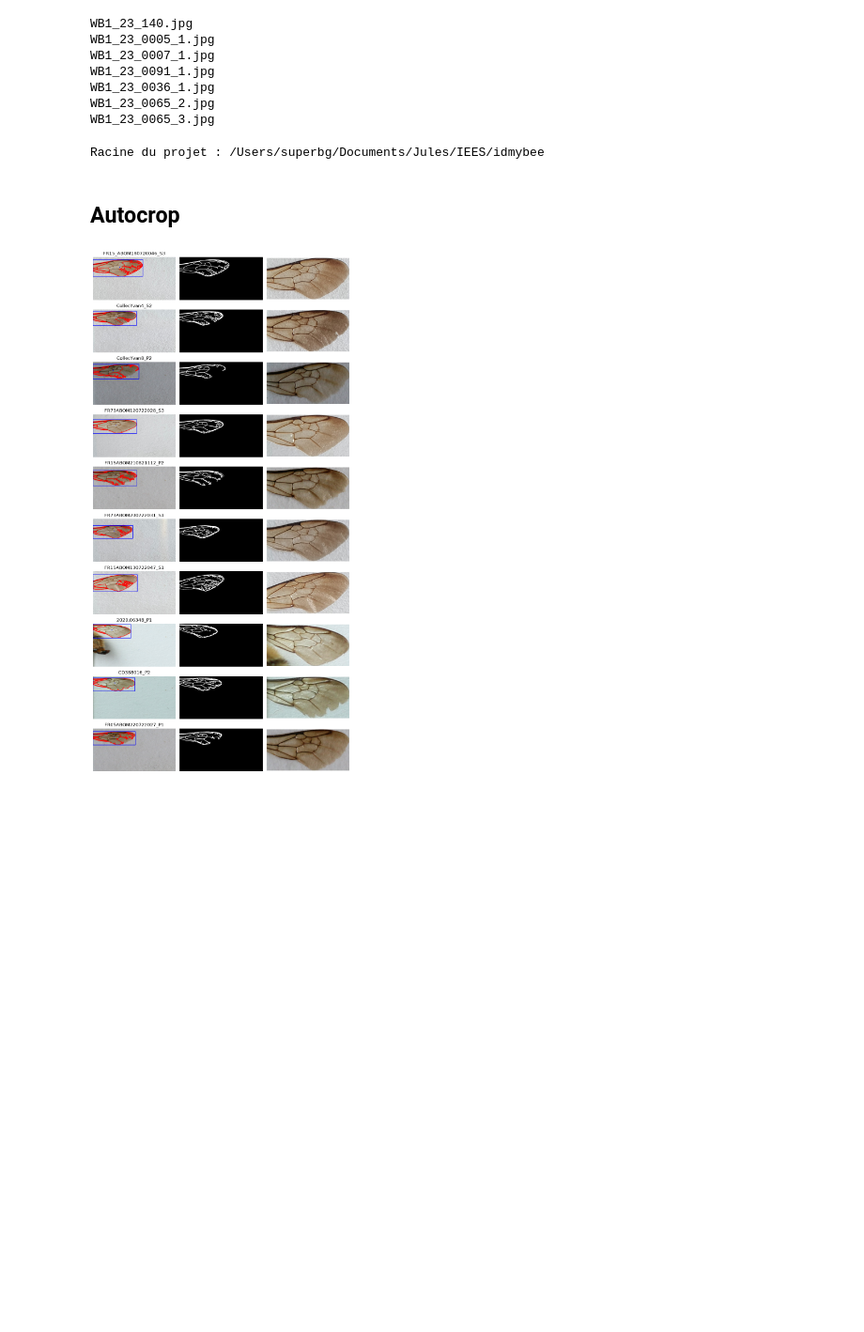
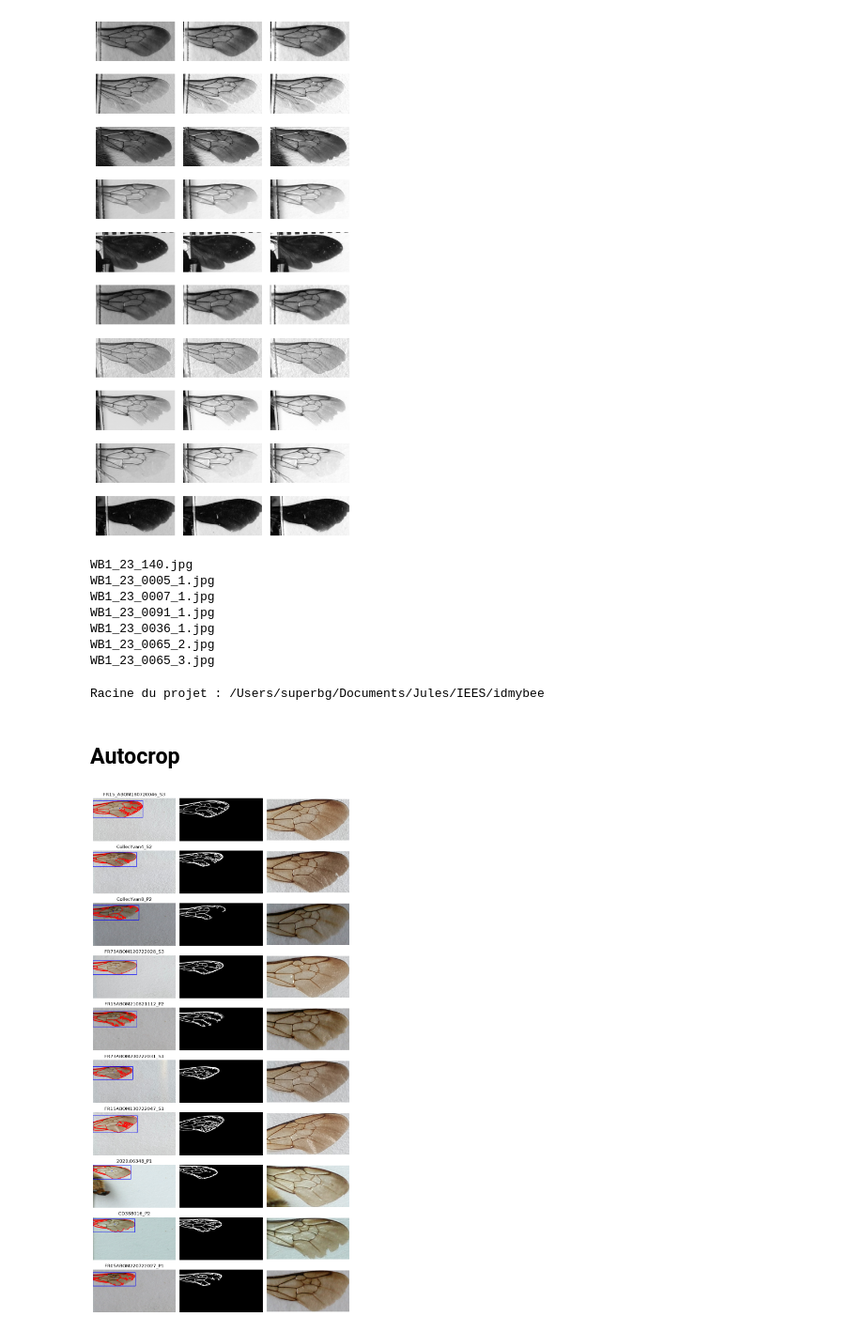
Before and after one commit to julesdubr/idmybee, a Jupyter notebook: notebooks/autocrop_cv2.ipynb, the cells around one changed output. Shown at 94% size. Saved outputs shown, nothing was run; the diff lists cells and outputs as text; code cells hidden in the pictures; blank space fills up the shorter version.

```diff
--- a/notebooks/autocrop_cv2.ipynb
+++ b/notebooks/autocrop_cv2.ipynb
@@ -14,3 +28,38 @@ tqdm.pandas()
+# %%
+def white_balance(image, q=99):
+    brightness = np.max(image, axis=2)
+
+    threshold = np.percentile(brightness, q)
+    white_pixels = image[brightness >= threshold]
+
+    mean_white = np.mean(white_pixels, axis=0)
+
+    scale = 255.0 / mean_white
+
+    balanced = image.astype(np.float32) * scale
+
+    balanced = np.clip(balanced, 0, 255).astype(np.uint8)
+    return balanced
+# %%
+fig, axes = plt.subplots(len(images),3,figsize=(5,10))
+
+for i, img in enumerate(images):
+    image = cv2.imread(f"{imgs_root}{img}.jpg")
+
+    corrected95 = white_balance(image, 95)
+    corrected99 = white_balance(image, 99)
+
+    axes[i,0].imshow(image)
+    axes[i,1].imshow(corrected99)
+    axes[i,2].imshow(corrected95)
+    axes[i,0].axis('off')
+    axes[i,1].axis('off')
+    axes[i,2].axis('off')
+
+plt.tight_layout()
+plt.show()
+# %% [output]
+[figure, added]
 # %%
 for i in [
     "WB1_23_140.jpg",
```
Also changed, not shown: parts of 1 cell of this notebook, 29 other files.
